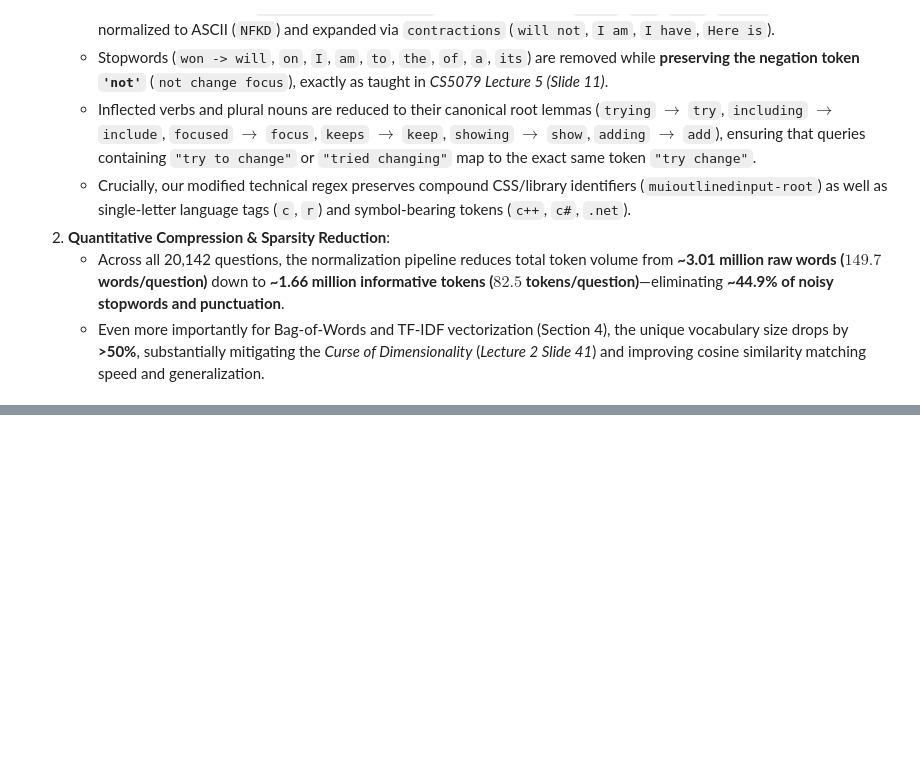
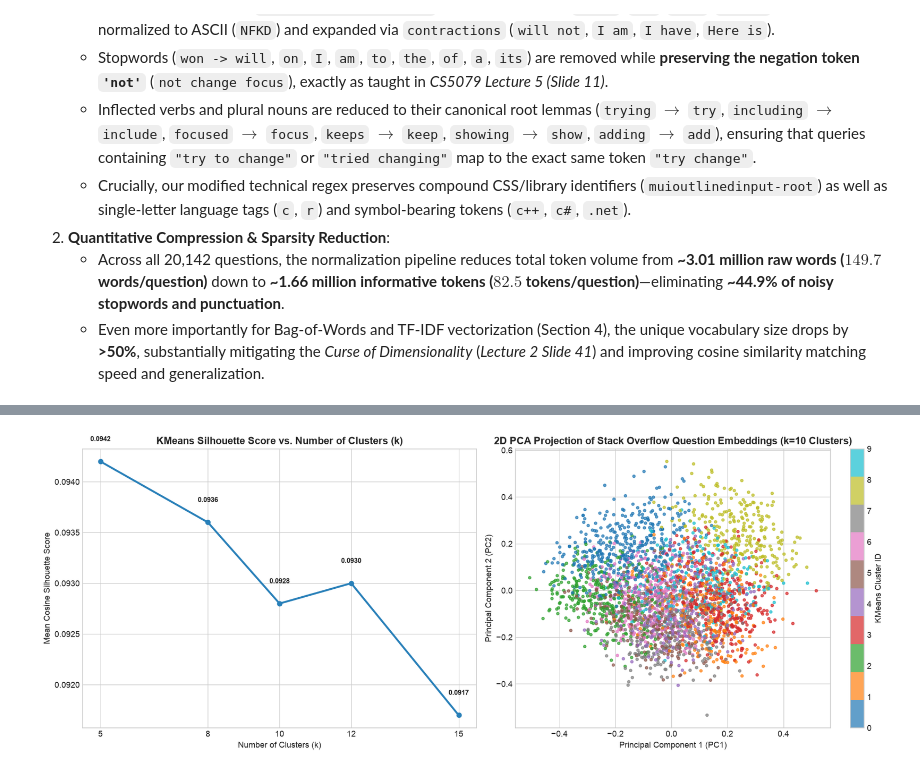
Before and after one commit to BipinMhzn/applied_ai_assessment_1, a Jupyter notebook: question_recommender_system.ipynb, the cells around one changed output, grey strips where cells are left out. Cells and saved outputs as stored; diff of their text form; code cells hidden in the pictures; blank space fills up the shorter version.

Commit message:
Complete Sections 4-6 of question_recommender_system.ipynb with leakage-free benchmarks, SVM vs DNN tag classification, and explainability

```diff
--- a/question_recommender_system.ipynb
+++ b/question_recommender_system.ipynb
@@ -914,0 +1252,33 @@ Saved processed dataframe (20,142 rows x 40 columns) to dataset/questions_2026_p
+# %%
+# Visualize KMeans Silhouette Scores & 2D PCA Cluster Projection (Tutorial 3 Task 2.6 & Lecture 2 Slide 55)
+fig, axes = plt.subplots(1, 2, figsize=(16, 6))
+
+# Plot 1: Silhouette Score vs. Number of Clusters k
+axes[0].plot(sil_df['k (Number of Clusters)'], sil_df['Silhouette Score (Cosine)'], marker='o', linewidth=2.5, color='#2980b9')
+axes[0].set_title('KMeans Silhouette Score vs. Number of Clusters (k)', fontsize=13, fontweight='bold')
+axes[0].set_xlabel('Number of Clusters (k)')
+axes[0].set_ylabel('Mean Cosine Silhouette Score')
+axes[0].set_xticks(k_candidates)
+for _, row in sil_df.iterrows():
+    axes[0].text(row['k (Number of Clusters)'], row['Silhouette Score (Cosine)'] + 0.0002, f"{row['Silhouette Score (Cosine)']:.4f}", ha='center', fontsize=9, fontweight='bold')
+
+# Plot 2: 2D PCA Scatter Plot of Discovered Question Clusters (sampled 3,000 points for readability)
+plot_idx = sample_rng.choice(len(df), size=3000, replace=False)
+scatter = axes[1].scatter(
+    st_pca_2d[plot_idx, 0],
+    st_pca_2d[plot_idx, 1],
+    c=df.loc[plot_idx, 'topic_cluster'],
+    cmap='tab10',
+    s=12,
+    alpha=0.7
+)
+axes[1].set_title(f'2D PCA Projection of Stack Overflow Question Embeddings (k={best_k} Clusters)', fontsize=13, fontweight='bold')
+axes[1].set_xlabel('Principal Component 1 (PC1)')
+axes[1].set_ylabel('Principal Component 2 (PC2)')
+cbar = plt.colorbar(scatter, ax=axes[1], ticks=range(best_k))
+cbar.set_label('KMeans Cluster ID')
+
+plt.tight_layout()
+plt.show()
+# %% [output]
+[figure, added]
```
Also changed, not shown: parts of 23 cells of this notebook.
